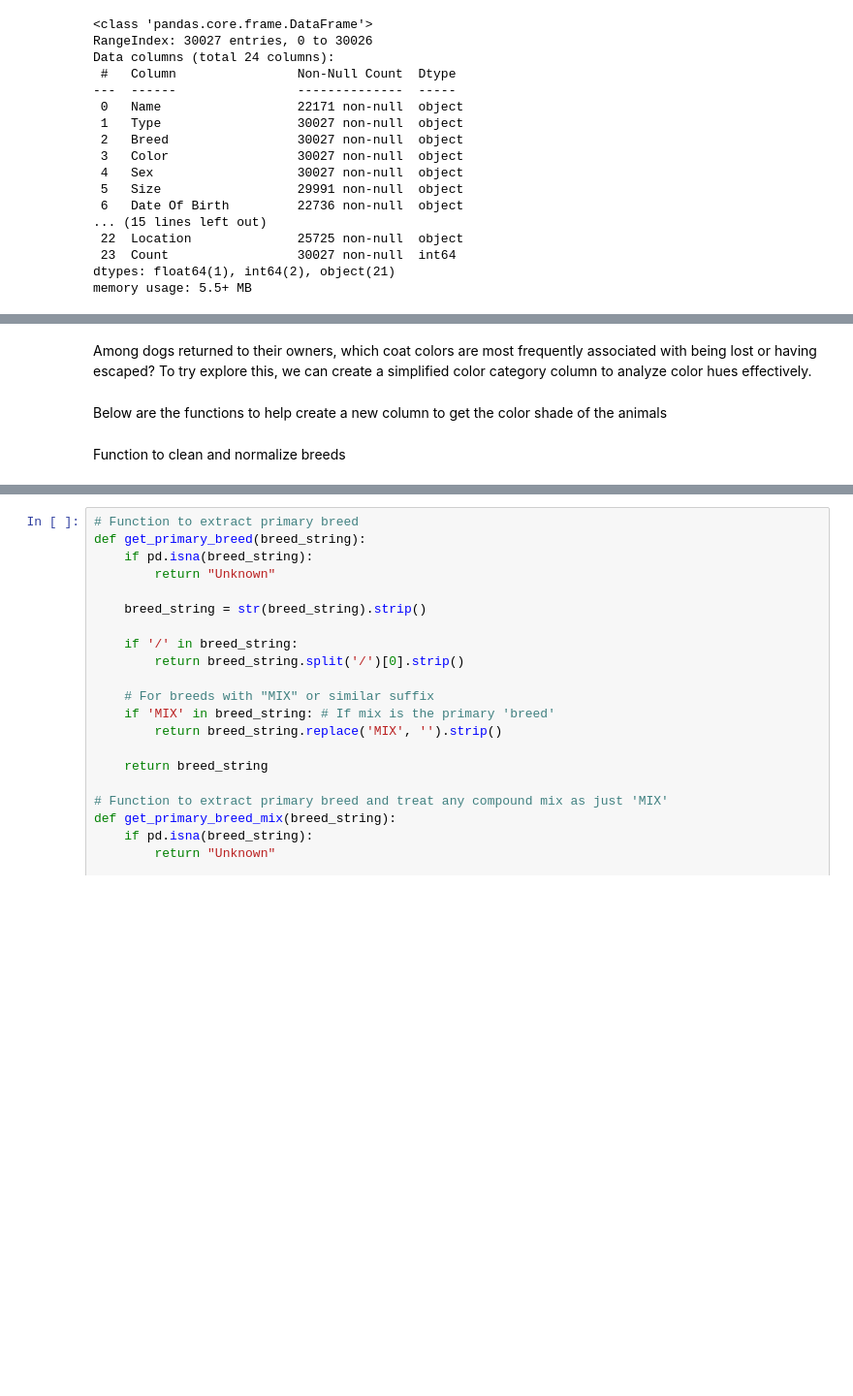
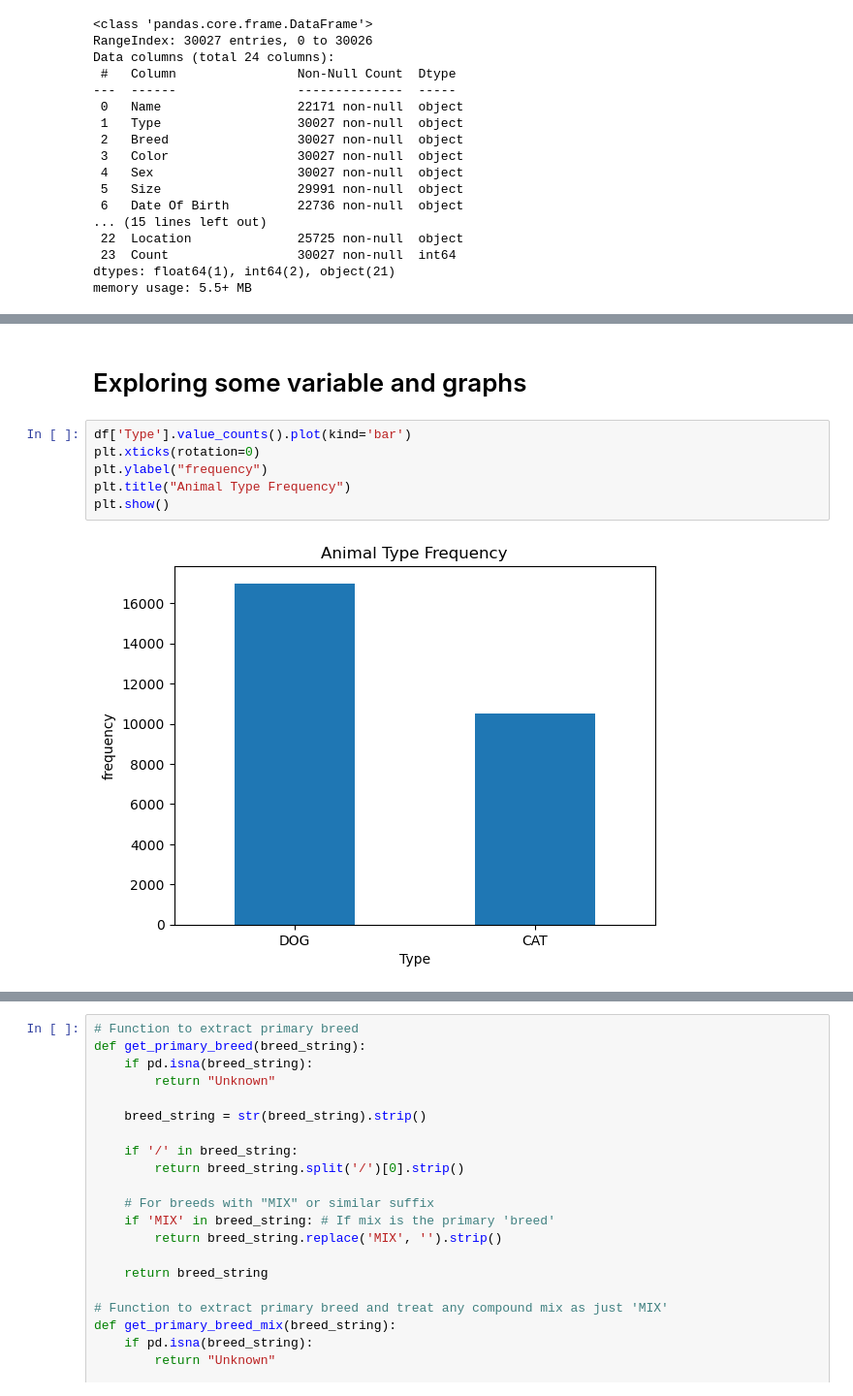
Before and after one commit to dalibug/383_ds_project_1, a Jupyter notebook: sonoma_shelter.ipynb, the cells around one changed output, grey strips where cells are left out. Shown at 97% size. Saved outputs shown, nothing was run; the diff lists cells and outputs as text; blank space fills up the shorter version.

```diff
--- a/sonoma_shelter.ipynb
+++ b/sonoma_shelter.ipynb
@@ -55,7 +76,11 @@ df.sample(5)
 5 rows × 24 columns
-# %% [markdown]
-Among dogs returned to their owners, which coat colors are most frequently associated with being lost or having escaped? To try explore this, we can create a simplified color category column to analyze color hues effectively.
-# %% [markdown]
-Below are the functions to help create a new column to get the color shade of the animals
-# %% [markdown]
-Function to clean and normalize breeds
+# %% [markdown]
+# Exploring some variable and graphs
+# %%
+df['Type'].value_counts().plot(kind='bar')
+plt.xticks(rotation=0)
+plt.ylabel("frequency")
+plt.title("Animal Type Frequency")
+plt.show()
+# %% [output]
+[figure, added]
```
Also changed, not shown: parts of 29 cells of this notebook, 1 other file.
